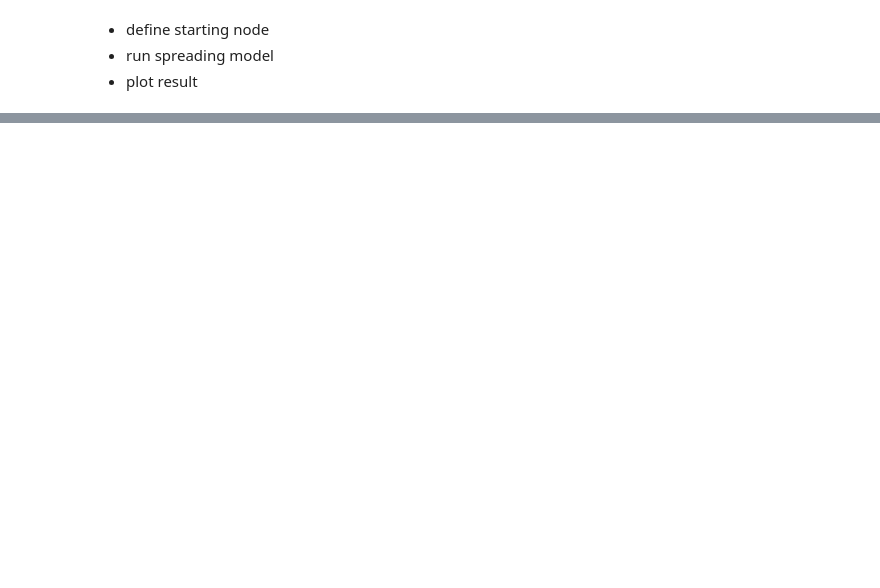
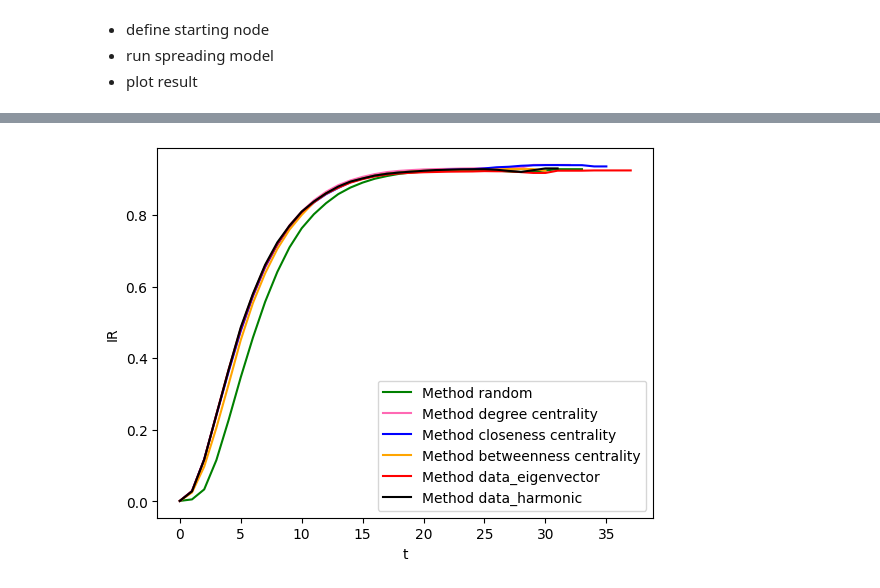
Before and after one commit to IdaUgilt/NA_project_facebook_friendships, a Jupyter notebook: indentify_nodes.ipynb, the cells around one changed output, grey strips where cells are left out. Drawn from its saved outputs; the diff is of its cells as text; code cells hidden in the pictures; blank space fills up the shorter version.

```diff
--- a/indentify_nodes.ipynb
+++ b/indentify_nodes.ipynb
@@ -125,0 +148,6 @@ plot_methods(data_frames)
+# %%
+# Threshold
+data_frames_threshold = get_data('threshold')
+plot_methods(data_frames_threshold)
+# %% [output]
+[figure, added]
```
Also changed, not shown: parts of 6 cells of this notebook.
